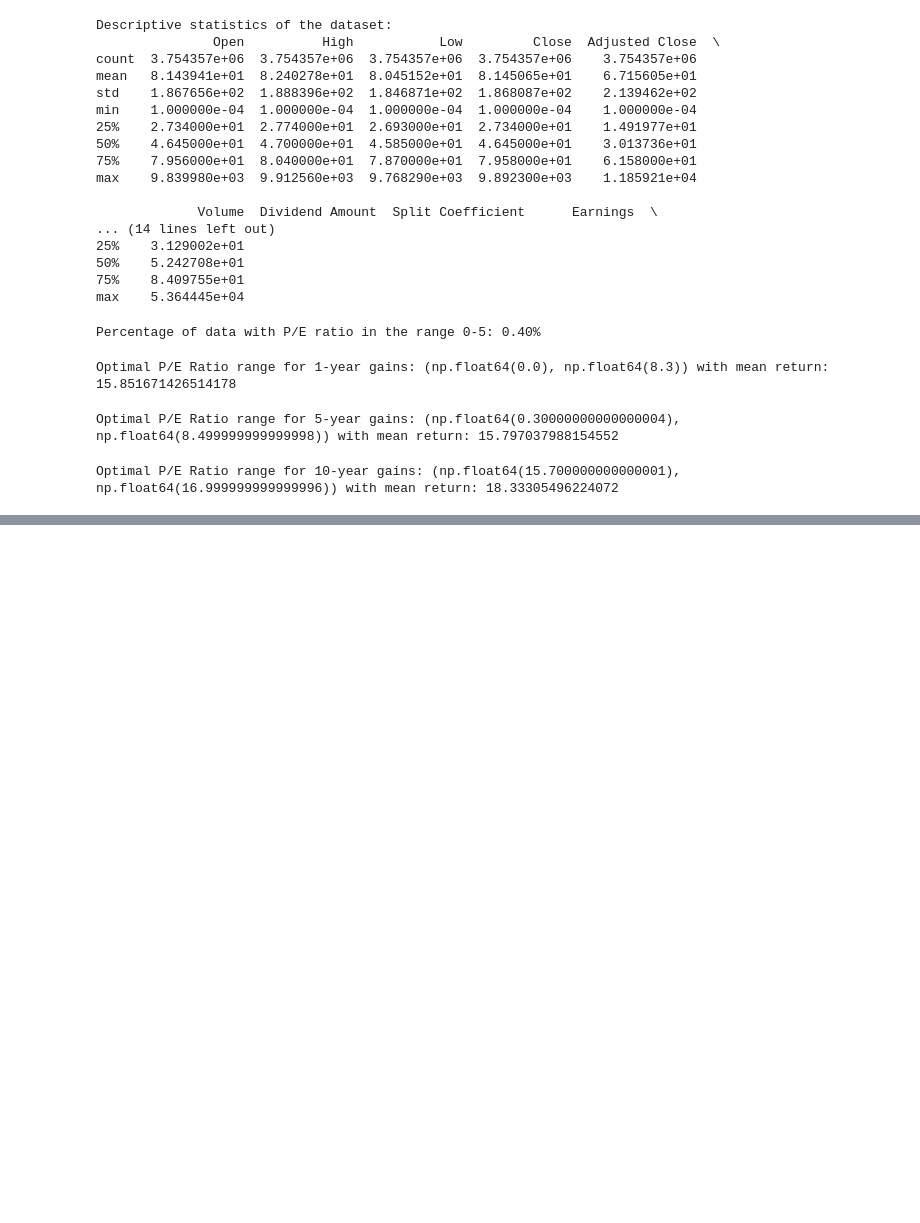
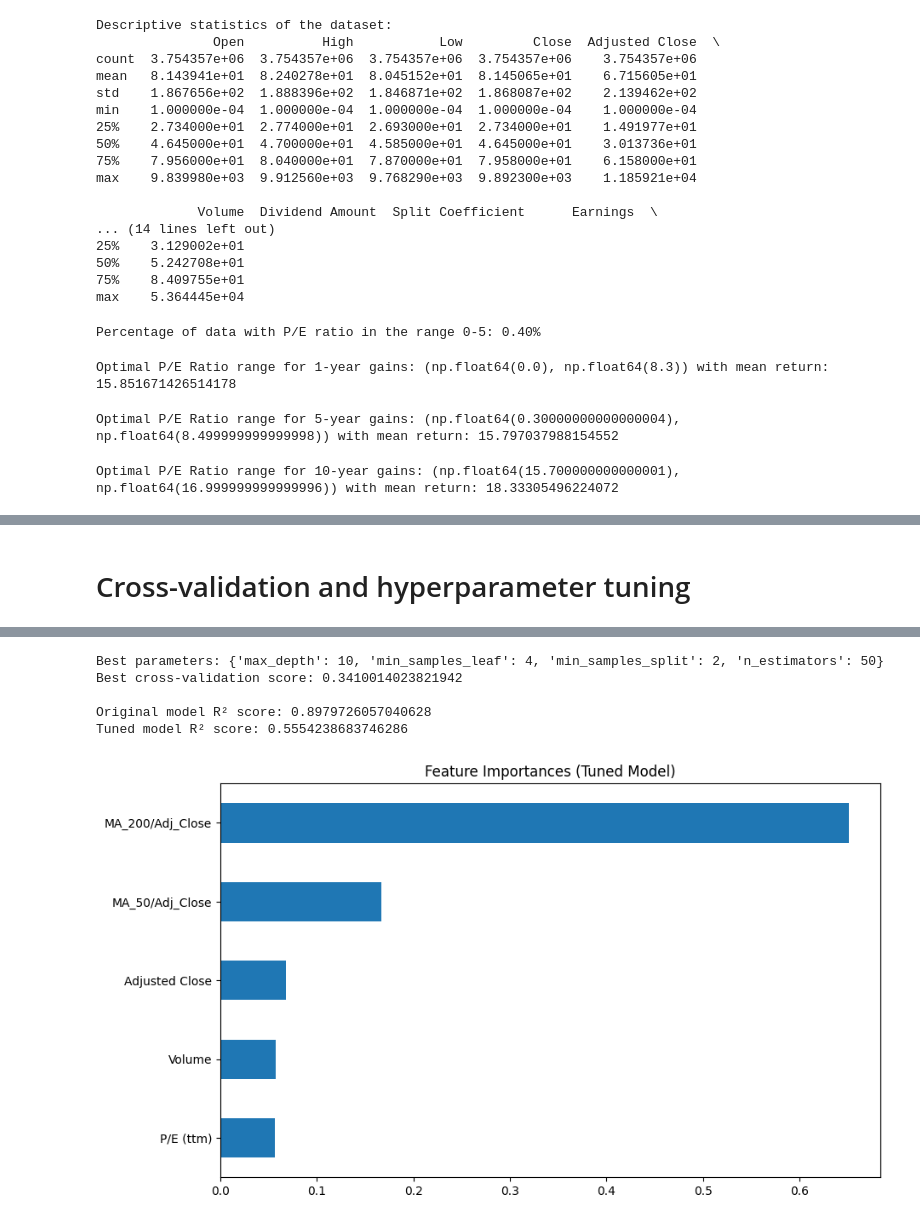
Before and after one commit to Dmeisterr/stock-program, a Jupyter notebook: src/DataAnalysis.ipynb, the cells around one changed output, grey strips where cells are left out. Cells and saved outputs as stored; diff of their text form; code cells hidden in the pictures; blank space fills up the shorter version.

```diff
--- a/src/DataAnalysis.ipynb
+++ b/src/DataAnalysis.ipynb
@@ -168,0 +925,74 @@ R^2 Score: 0.0008896238744323659
+# %%
+from sklearn.ensemble import GradientBoostingRegressor
+
+# Gradient Boosting for 1-year price change
+model_gb_1 = GradientBoostingRegressor(n_estimators=100, random_state=42)
+model_gb_1.fit(X_1, y_1)
+
+# Gradient Boosting for 5-year price change
+model_gb_5 = GradientBoostingRegressor(n_estimators=100, random_state=42)
+model_gb_5.fit(X_5, y_5)
+
+# Gradient Boosting for 10-year price change
+model_gb_10 = GradientBoostingRegressor(n_estimators=100, random_state=42)
+model_gb_10.fit(X_10, y_10)
+
+# Print results
+print_model_results(model_gb_1, features, 1)
+print_model_results(model_gb_5, features, 5)
+print_model_results(model_gb_10, features, 10)
+# %% [markdown]
+# Cross-validation and hyperparameter tuning
+# %%
+import pandas as pd
+import numpy as np
+from sklearn.ensemble import RandomForestRegressor
+from sklearn.model_selection import cross_val_score, GridSearchCV
+import matplotlib.pyplot as plt
+import seaborn as sns
+
+# Initial Cross-Validation
+cv_scores = cross_val_score(model_rf_1, X_1, y_1, cv=5, scoring='r2')
+print("Cross-validation scores:", cv_scores)
+print("Mean CV score:", cv_scores.mean())
+print("Standard deviation:", cv_scores.std())
+
+# Define parameter grid
+param_grid = {
+    'n_estimators': [50, 100, 200],
+    'max_depth': [None, 10, 20, 30],
+    'min_samples_split': [2, 5, 10],
+    'min_samples_leaf': [1, 2, 4]
+}
+
+# Perform Grid Search
+grid_search = GridSearchCV(
+    RandomForestRegressor(random_state=42),
+    param_grid,
+    cv=5,
+    n_jobs=-1,
+    scoring='r2'
+)
+
+# Fit Grid Search
+grid_search.fit(X_1, y_1)
+
+# Print results
+print("\nBest parameters:", grid_search.best_params_)
+print("Best cross-validation score:", grid_search.best_score_)
+
+# Train final model with best parameters
+best_rf = RandomForestRegressor(**grid_search.best_params_, random_state=42)
+best_rf.fit(X_1, y_1)
+
+# Compare original vs tuned model
+print("\nOriginal model R² score:", model_rf_1.score(X_1, y_1))
+print("Tuned model R² score:", best_rf.score(X_1, y_1))
+
+# Plot feature importances of best model
+feature_imp = pd.Series(best_rf.feature_importances_, index=features)
+plt.figure(figsize=(10, 6))
+feature_imp.sort_values().plot(kind='barh')
+plt.title('Feature Importances (Tuned Model)')
+plt.show()
+# %% [output]
@@ -168,0 +1002,6 @@ R^2 Score: 0.0008896238744323659
+Best parameters: {'max_depth': 10, 'min_samples_leaf': 4, 'min_samples_split': 2, 'n_estimators': 50}
+Best cross-validation score: 0.3410014023821942
+
+Original model R² score: 0.8979726057040628
+Tuned model R² score: 0.5554238683746286
+[figure, added]
```
Also changed, not shown: parts of 24 cells of this notebook.
